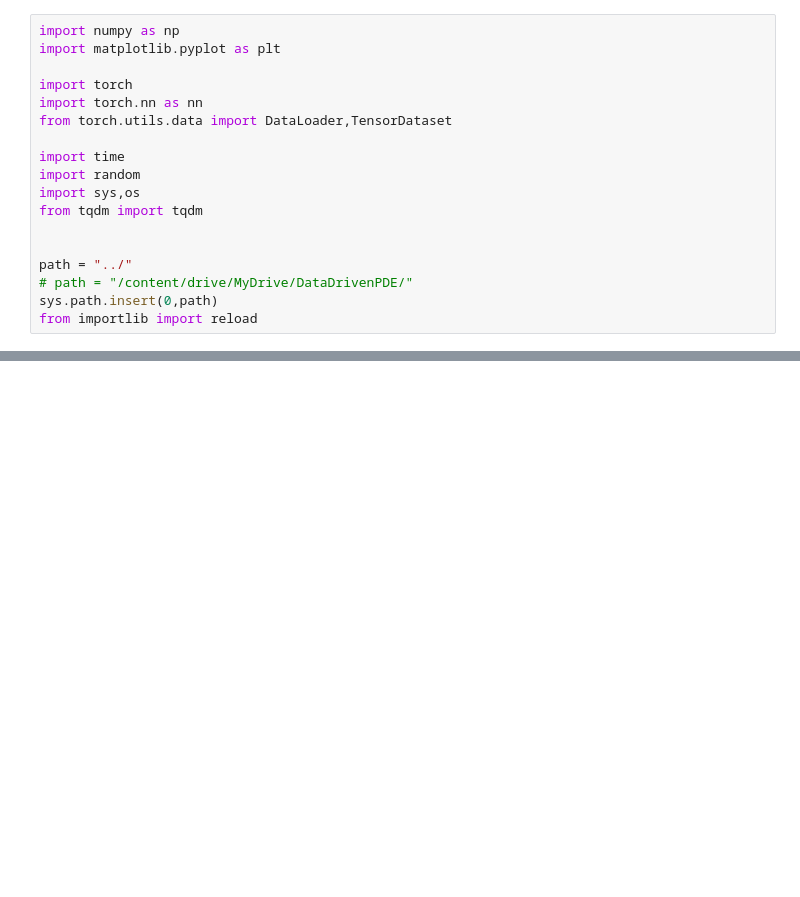
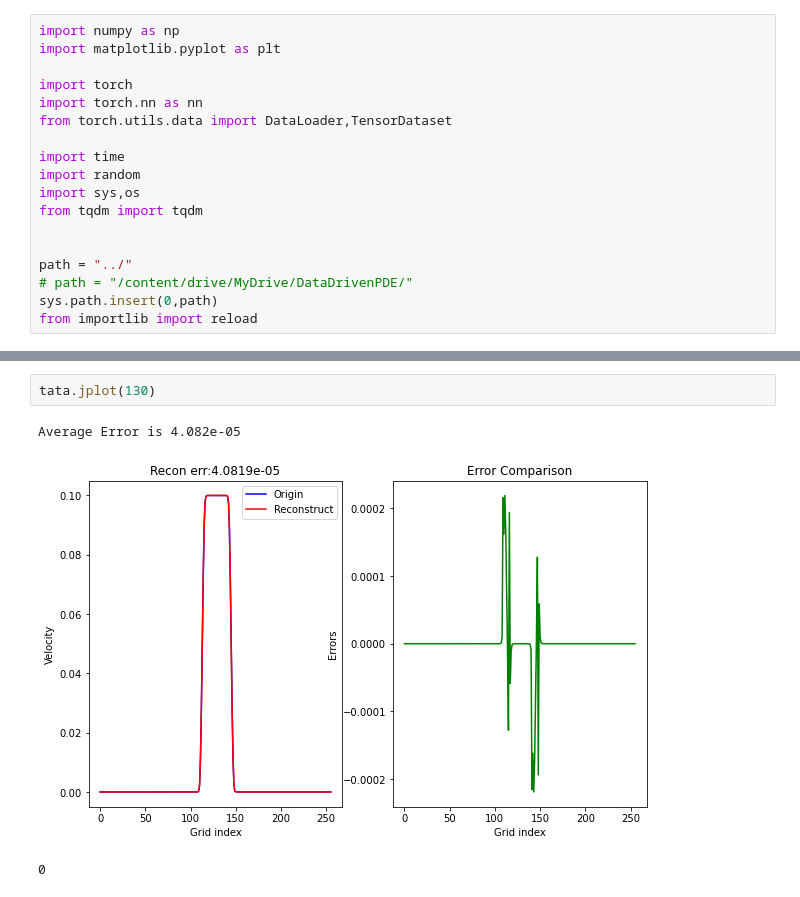
Before and after one commit to kulkarnisp/data-driven-discretisation, a Jupyter notebook: examples/rDataDrivenPDE-II.ipynb, the cells around one changed output, grey strips where cells are left out. Drawn from its saved outputs; the diff is of its cells as text; blank space fills up the shorter version.

```diff
--- a/examples/rDataDrivenPDE-II.ipynb
+++ b/examples/rDataDrivenPDE-II.ipynb
@@ -47,0 +33,6 @@ interactive(children=(Dropdown(description='j', options=(1, 2, 3, 4, 5, 6, 7, 8,
+# %%
+tata.jplot(130)
+# %% [output]
+Average Error is 4.082e-05
+[figure, added]
+0
```
Also changed, not shown: parts of 7 cells of this notebook, 1 other file.
